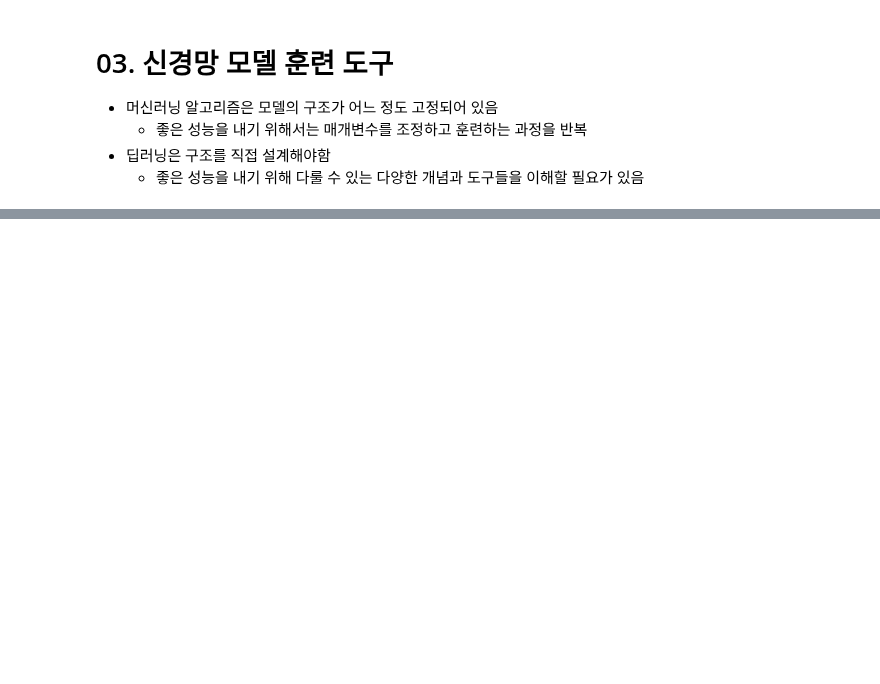
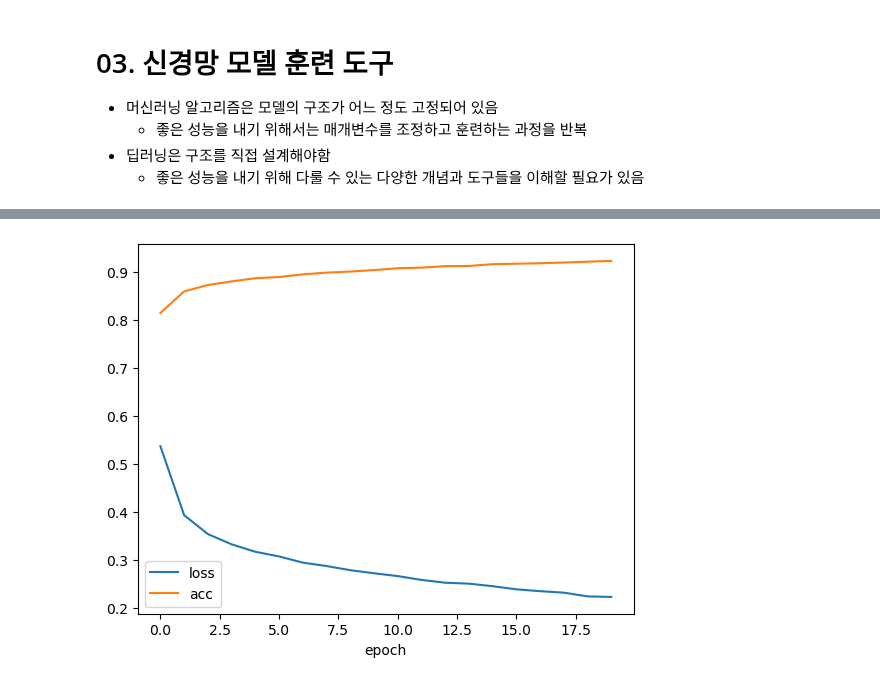
Before and after one commit to byahram/python, a Jupyter notebook: KoreaIT/03_Deep_Learning/03_신경망_모델_훈련_도구.ipynb, the cells around one changed output, grey strips where cells are left out. Saved outputs shown, nothing was run; the diff lists cells and outputs as text; code cells hidden in the pictures; blank space fills up the shorter version.

```diff
--- a/KoreaIT/03_Deep_Learning/03_신경망_모델_훈련_도구.ipynb
+++ b/KoreaIT/03_Deep_Learning/03_신경망_모델_훈련_도구.ipynb
@@ -21,0 +102,5 @@ scaled_train, scaled_val, y_train, y_val = train_test_split(scaled_train,
+# %%
+# epoch 를 20으로 늘려서 그래프 확인
+model = model_fn()
+model.compile(loss = "sparse_categorical_crossentropy", metrics = ["accuracy"])
+history = model.fit(scaled_train, y_train, epochs = 20)
@@ -21,0 +125,10 @@ scaled_train, scaled_val, y_train, y_val = train_test_split(scaled_train,
+# %%
+plt.figure()
+plt.plot(history.history["loss"], label = "loss")
+plt.plot(history.history["accuracy"], label = "acc")
+
+plt.legend()
+plt.xlabel("epoch")
+plt.show()
+# %% [output]
+[figure, added]
```
Also changed, not shown: parts of 52 cells of this notebook, 3 other files.
